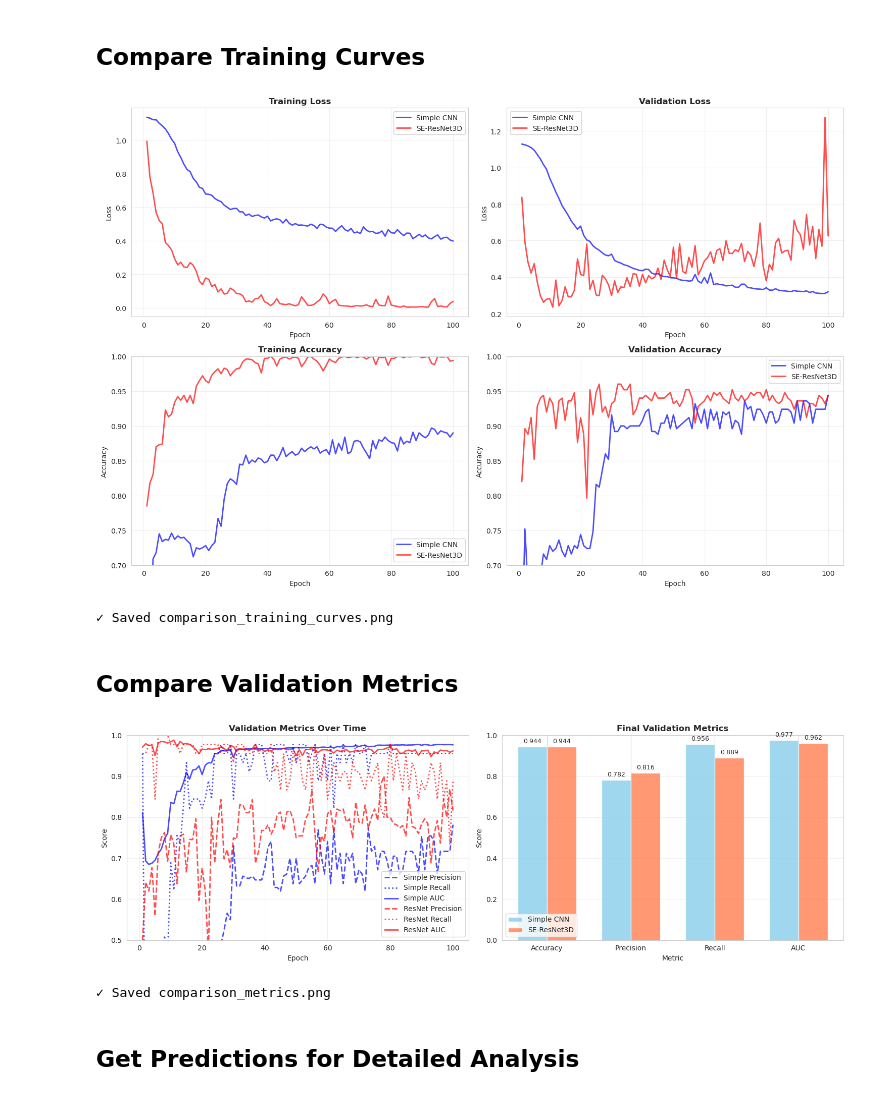
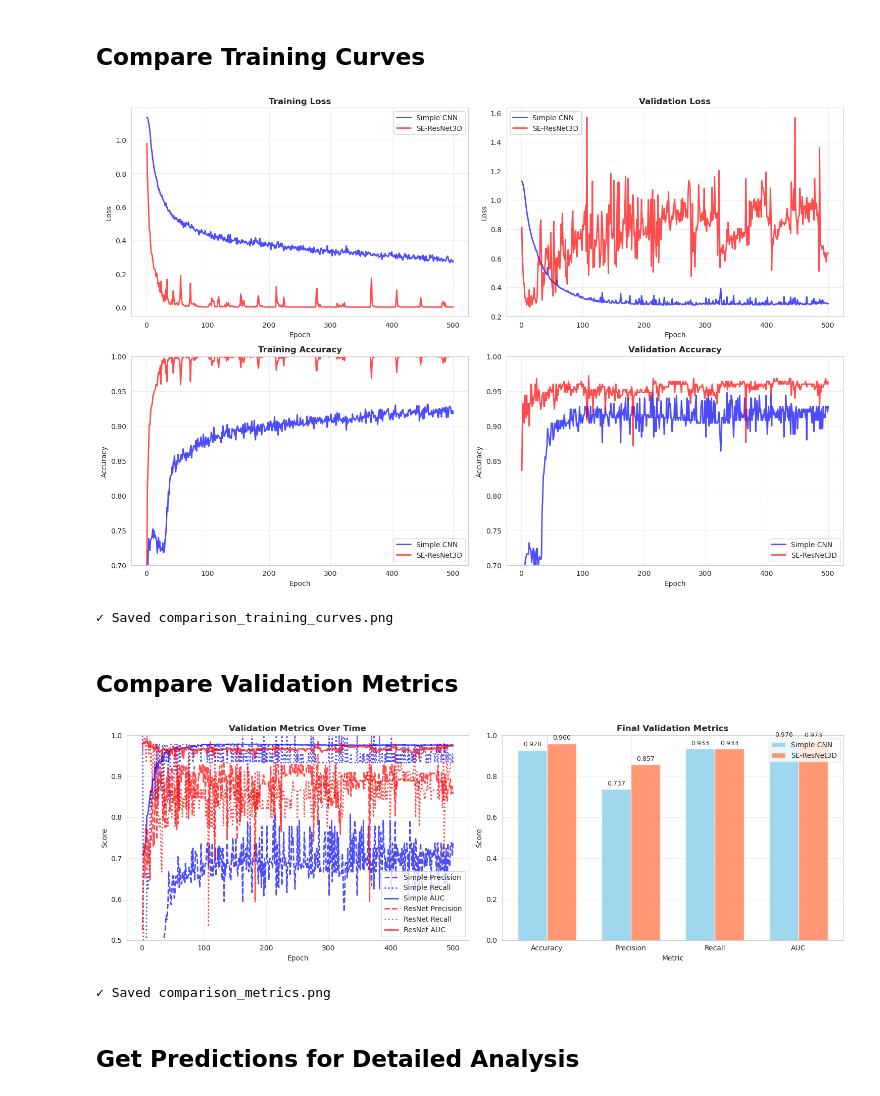
Before and after one commit to ngravina1/spot_classifier, a Jupyter notebook: notebooks/model_comparison.ipynb, the cells around one changed output. Saved outputs shown, nothing was run; the diff lists cells and outputs as text; code cells hidden in the pictures.

```diff
--- a/notebooks/model_comparison.ipynb
+++ b/notebooks/model_comparison.ipynb
@@ -132,7 +132,7 @@ simple_trainer = create_trainer(
     n_filters2=4,
     learning_rate=1e-4,
     batch_size=16,
-    epochs=100,
+    epochs=500,
     device='auto',
     verbose=True
 )
@@ -195,7 +195,7 @@ resnet_trainer = create_trainer(
     use_se=True,
     learning_rate=1e-4,
     batch_size=16,
-    epochs=100,
+    epochs=500,
     device='auto',
     verbose=True
 )
@@ -269,7 +269,7 @@ SE-ResNet3D:
 ## Compare Training Curves
 # %%
 fig, axes = plt.subplots(2, 2, figsize=(15, 10))
-epochs = range(1, 101)
+epochs = range(1, 501)
 
 # Training Loss
 axes[0, 0].plot(epochs, simple_history['train_loss'], 'b-', label='Simple CNN', linewidth=2, alpha=0.7)
@@ -288,34 +288,34 @@ axes[0, 1].set_ylabel('Loss')
 axes[0, 1].set_title('Validation Loss', fontweight='bold', fontsize=12)
 axes[0, 1].legend()
 axes[0, 1].grid(True, alpha=0.3)
 
 # Training Accuracy
 axes[1, 0].plot(epochs, simple_history['train_acc'], 'b-', label='Simple CNN', linewidth=2, alpha=0.7)
 axes[1, 0].plot(epochs, resnet_history['train_acc'], 'r-', label='SE-ResNet3D', linewidth=2, alpha=0.7)
 axes[1, 0].set_xlabel('Epoch')
 axes[1, 0].set_ylabel('Accuracy')
 axes[1, 0].set_title('Training Accuracy', fontweight='bold', fontsize=12)
 axes[1, 0].legend()
 axes[1, 0].grid(True, alpha=0.3)
 axes[1, 0].set_ylim([0.7, 1.0])
 
 # Validation Accuracy
 axes[1, 1].plot(epochs, simple_history['val_acc'], 'b-', label='Simple CNN', linewidth=2, alpha=0.7)
 axes[1, 1].plot(epochs, resnet_history['val_acc'], 'r-', label='SE-ResNet3D', linewidth=2, alpha=0.7)
 axes[1, 1].set_xlabel('Epoch')
 axes[1, 1].set_ylabel('Accuracy')
 axes[1, 1].set_title('Validation Accuracy', fontweight='bold', fontsize=12)
 axes[1, 1].legend()
 axes[1, 1].grid(True, alpha=0.3)
 axes[1, 1].set_ylim([0.7, 1.0])
 
 plt.tight_layout()
 plt.savefig('../comparison_training_curves.png', dpi=150, bbox_inches='tight')
 plt.show()
 
 print("✓ Saved comparison_training_curves.png")
 # %% [output]
-[figure, old version]
+[figure, new version]
 ✓ Saved comparison_training_curves.png
 # %% [markdown]
 ## Compare Validation Metrics
@@ -389,7 +389,7 @@ plt.show()
 
 print("✓ Saved comparison_metrics.png")
 # %% [output]
-[figure, old version]
+[figure, new version]
 ✓ Saved comparison_metrics.png
 # %% [markdown]
 ## Get Predictions for Detailed Analysis
```
Also changed, not shown: parts of 7 cells of this notebook, 15 other files.
